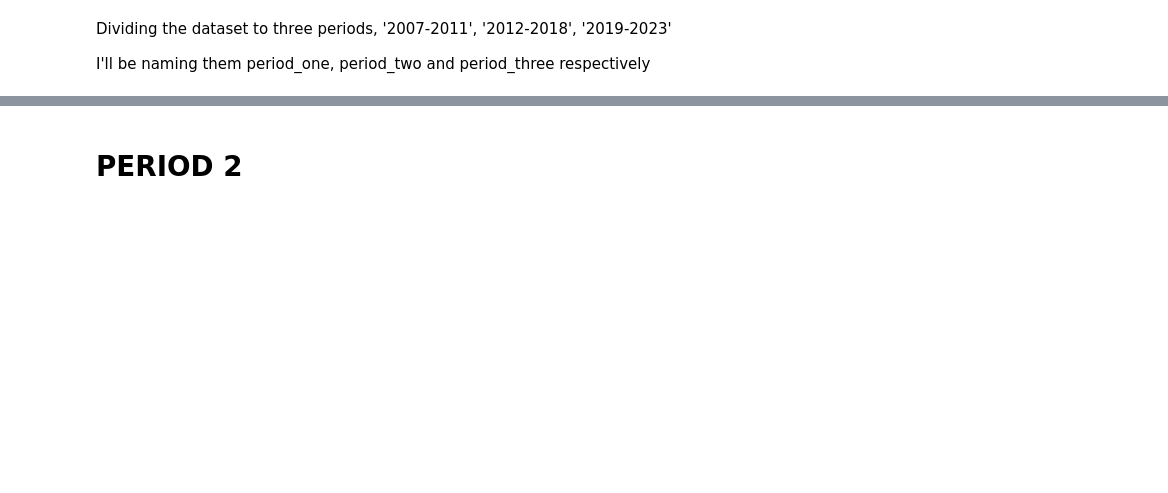
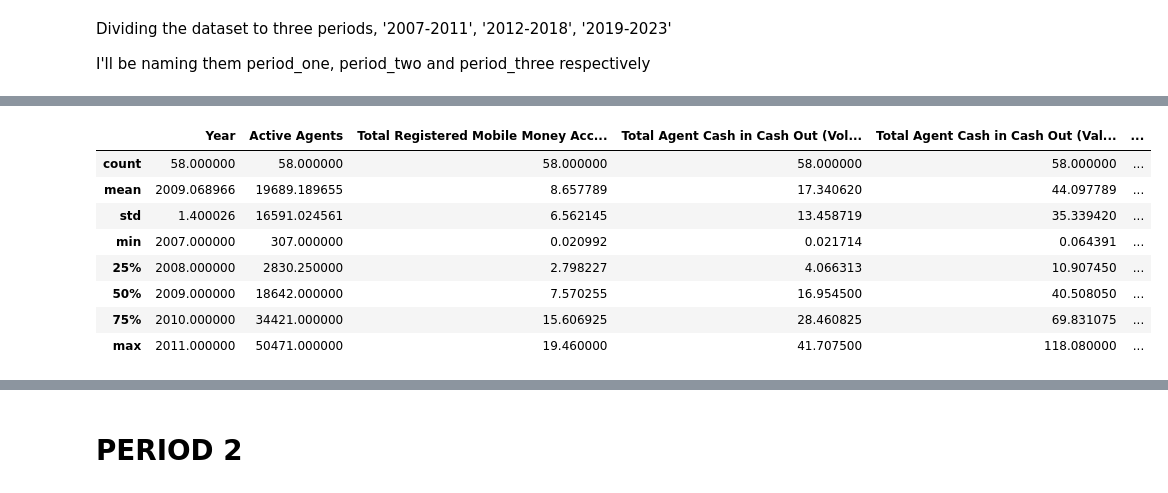
Before and after one commit to Murega14/Value-of-Transactions, a Jupyter notebook: transactions.ipynb, the cells around one changed output, grey strips where cells are left out. Saved outputs shown, nothing was run; the diff lists cells and outputs as text; code cells hidden in the pictures; blank space fills up the shorter version.

```diff
--- a/transactions.ipynb
+++ b/transactions.ipynb
@@ -318,3 +361,15 @@ plt.show()
+# %%
+period_one.describe()
+# %% [output]
+|  | Year | Active Agents | Total Registered Mobile Money Acc... | Total Agent Cash in Cash Out (Vol... | Total Agent Cash in Cash Out (Val... | ... |
+| count | 58.000000 | 58.000000 | 58.000000 | 58.000000 | 58.000000 | ... |
+| mean | 2009.068966 | 19689.189655 | 8.657789 | 17.340620 | 44.097789 | ... |
+| std | 1.400026 | 16591.024561 | 6.562145 | 13.458719 | 35.339420 | ... |
+| min | 2007.000000 | 307.000000 | 0.020992 | 0.021714 | 0.064391 | ... |
+| 25% | 2008.000000 | 2830.250000 | 2.798227 | 4.066313 | 10.907450 | ... |
+| 50% | 2009.000000 | 18642.000000 | 7.570255 | 16.954500 | 40.508050 | ... |
+| 75% | 2010.000000 | 34421.000000 | 15.606925 | 28.460825 | 69.831075 | ... |
+| max | 2011.000000 | 50471.000000 | 19.460000 | 41.707500 | 118.080000 | ... |
 # %%
 #visualizing the volume of transaction
 muted_color='dimgray'
```
Also changed, not shown: parts of 17 cells of this notebook.
